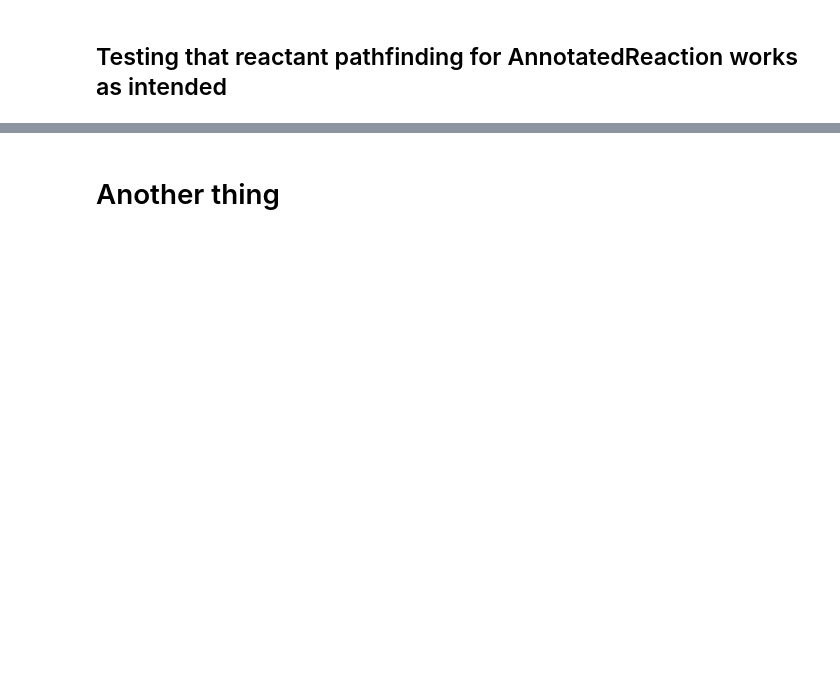
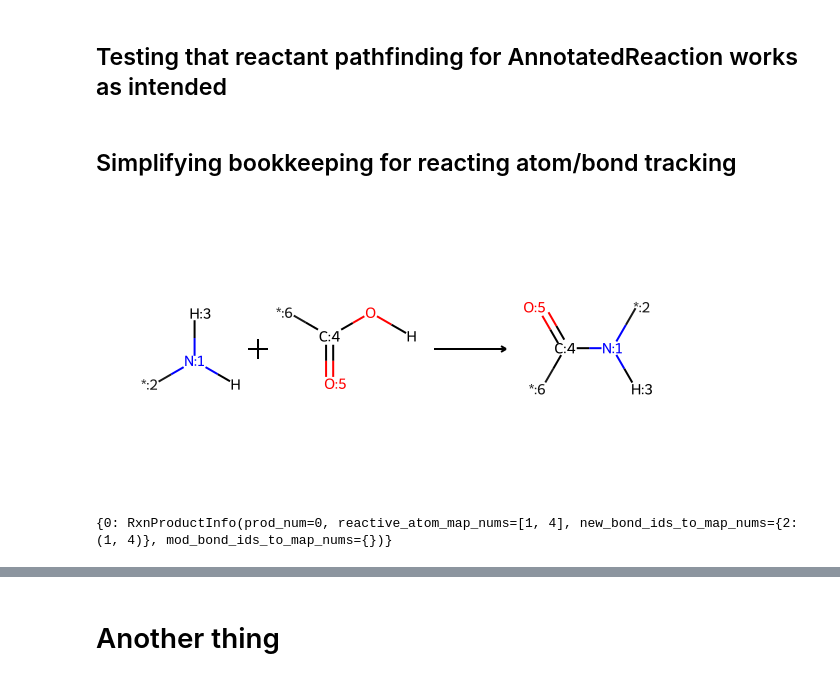
Before and after one commit to timbernat/polymer_workbench, a Jupyter notebook: dev_misc.ipynb, the cells around one changed output, grey strips where cells are left out. Cells and saved outputs as stored; diff of their text form; code cells hidden in the pictures; blank space fills up the shorter version.

```diff
--- a/dev_misc.ipynb
+++ b/dev_misc.ipynb
@@ -89,2 +136,19 @@ for inst in instances:
+# %%
+# DEFINING REACTIONS
+RXN_SMARTS : dict[str, str] = {
+    'polyamide'     : '[#7:1](-[*:2])(-[#1])-[#1:3].[#8](-[#6:4](=[#8:5])-[*:6])-[#1]>>[#7:1](-[*:2])(-[#1:3])-[#6:4](=[#8:5])-[*:6]',
+    'polyvinyl'     : '[*:1]-[#6:2](-[*:3])=[#6:4](-[#1:5])-[#1:6].[*:7]-[#6:8](=[#6:9](-[#1:10])-[#1:11])-[#1:12]>>[*:1]-[#6:2](-[*:3])(-[#6:4](-[#1:5])(-[#1:6])-[#6:8](-[*:7])=[#6:9](-[#1:10])-[#1:11])-[#1:12]',
+    'polycarbonate' : '[#1]-[#8:1]-[!$([#6]=[#8]):2].[#17]-[#6:3](=[#8:4])-[*:5]>>[#8:1](-[!$([#6]=[#8]):2])-[#6:3](=[#8:4])-[*:5]',
+    'polyurethane_isocyanate': '[#1:1]-[#8:2]-[!$([#6]=[#8]):3].[#8:4]=[#6:5]=[#7:6]-[*:7]>>[#1:1]-[#7:6](-[#6:5](-[#8:2]-[!$([#6]=[#8]):3])=[#8:4])-[*:7]',
+    "polyurethane_nonisocyanate": "[*:1]-[#6:2]1(-[#1:3])-[#8:4]-[#6:5](=[#8:6])-[#8:7]-[#6:8]-1(-[*:9])-[#1:10].[#7:11](-[*:12])(-[#1:13])-[#1:14]>>[*:1]-[#6:2](-[#1:3])(-[#8:4]-[#1:13])-[#6:8](-[#8:7]-[#6:5](=[#8:6])-[#7:11](-[*:12])-[#1:14])(-[*:9])-[#1:10]",
+    # NOTE: have deliberately excluded compatible reactants for polyimides to test whether negative results are correctly returned during reactant perception
+    'polyimide' : '[#7:1](-[*:2])(-[#1])-[#1].[*:3]-[#6:4](=[#8:5])-[#8]-[#6:6](=[#8:7])-[*:8]>>[#7:1](-[*:2])(-[#6:4](-[*:3])=[#8:5])-[#6:6](=[#8:7])-[*:8]',
+}
+RXNS : dict[str, AnnotatedReaction] = {}
+for rxn_name, rxn_smarts in RXN_SMARTS.items():
+    rxn = AnnotatedReaction.from_smarts(rxn_smarts)
+    rxn.Initialize()
+    # display(rxn)
+    RXNS[rxn_name] = rxn
 # %% [markdown]
 ## Testing that reactant pathfinding for AnnotatedReaction works as intended
@@ -164,3 +188,14 @@ for adducts, frags in reactor.propagate(rs):
         display(frag)
 
     print('='*50)
+# %% [markdown]
+## Simplifying bookkeeping for reacting atom/bond tracking
+# %%
+rxn = RXNS['polyurethane_isocyanate']
+rxn = RXNS['polyamide']
+# rxn = RXNS['polyimide']
+display(rxn)
+rxn.product_info_maps
+# %% [output]
+[figure, added]
+{0: RxnProductInfo(prod_num=0, reactive_atom_map_nums=[1, 4], new_bond_ids_to_map_nums={2: (1, 4)}, mod_bond_ids_to_map_nums={})}
```
Also changed, not shown: parts of 34 cells of this notebook.
